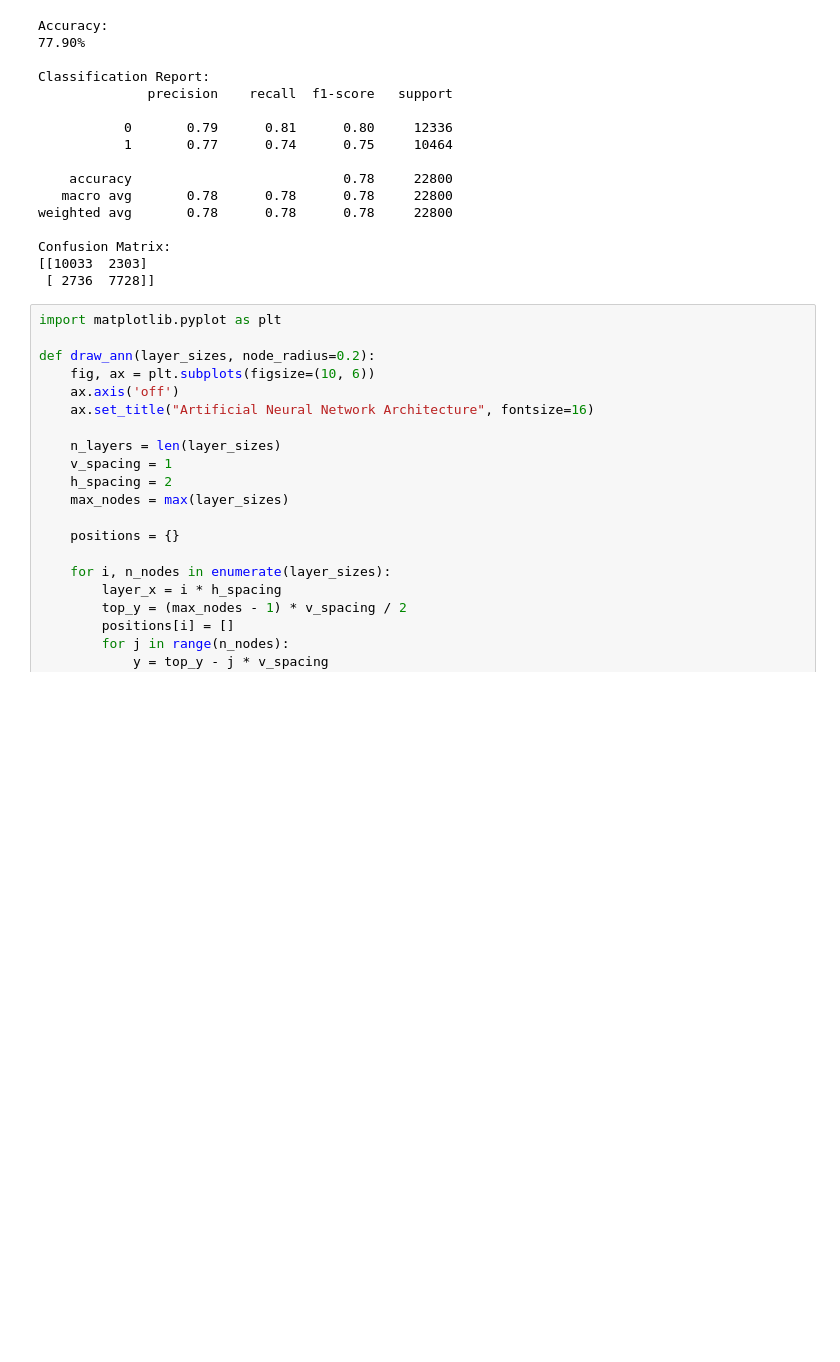
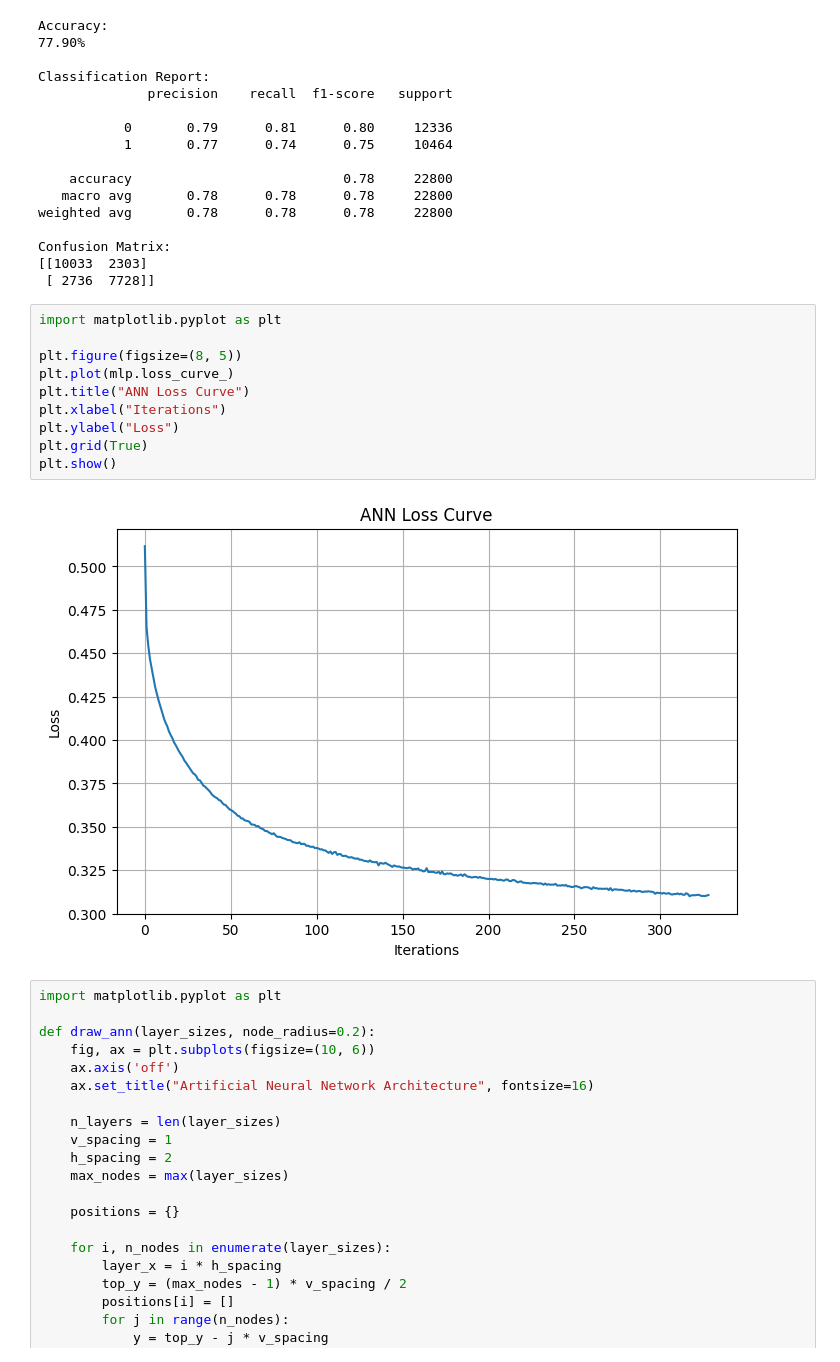
Before and after one commit to nfortes/music-happiness-predictor, a Jupyter notebook: music-happiness-predictor-ann.ipynb, the cells around one changed output. Drawn from its saved outputs; the diff is of its cells as text; blank space fills up the shorter version.

```diff
--- a/music-happiness-predictor-ann.ipynb
+++ b/music-happiness-predictor-ann.ipynb
@@ -85,6 +85,18 @@ weighted avg       0.78      0.78      0.78     22800
 Confusion Matrix:
 [[10033  2303]
  [ 2736  7728]]
+# %%
+import matplotlib.pyplot as plt
+
+plt.figure(figsize=(8, 5))
+plt.plot(mlp.loss_curve_)
+plt.title("ANN Loss Curve")
+plt.xlabel("Iterations")
+plt.ylabel("Loss")
+plt.grid(True)
+plt.show()
+# %% [output]
+[figure, added]
 # %%
 import matplotlib.pyplot as plt
 
```
Also changed, not shown: parts of 1 cell of this notebook, 1 other file.
